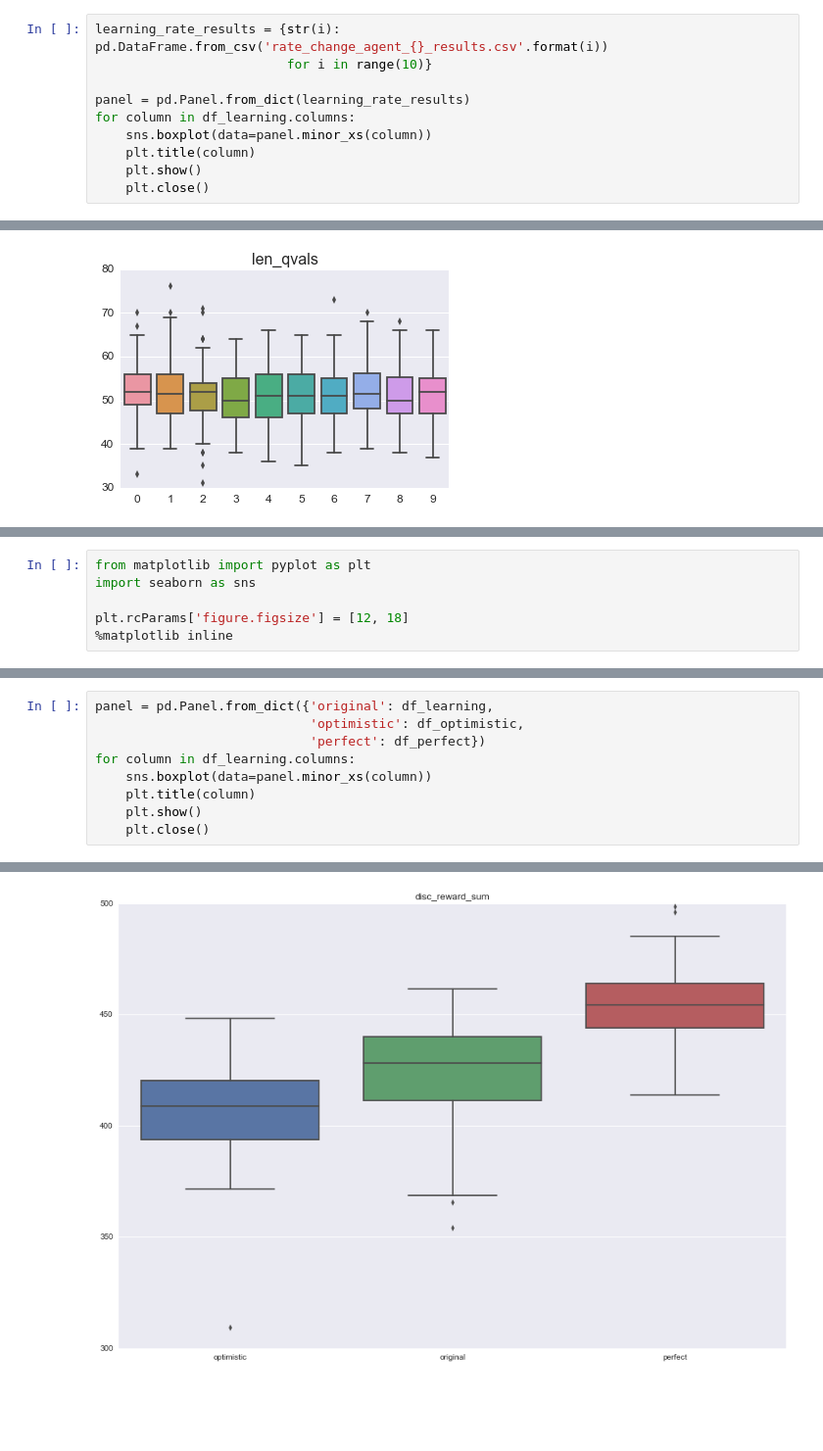
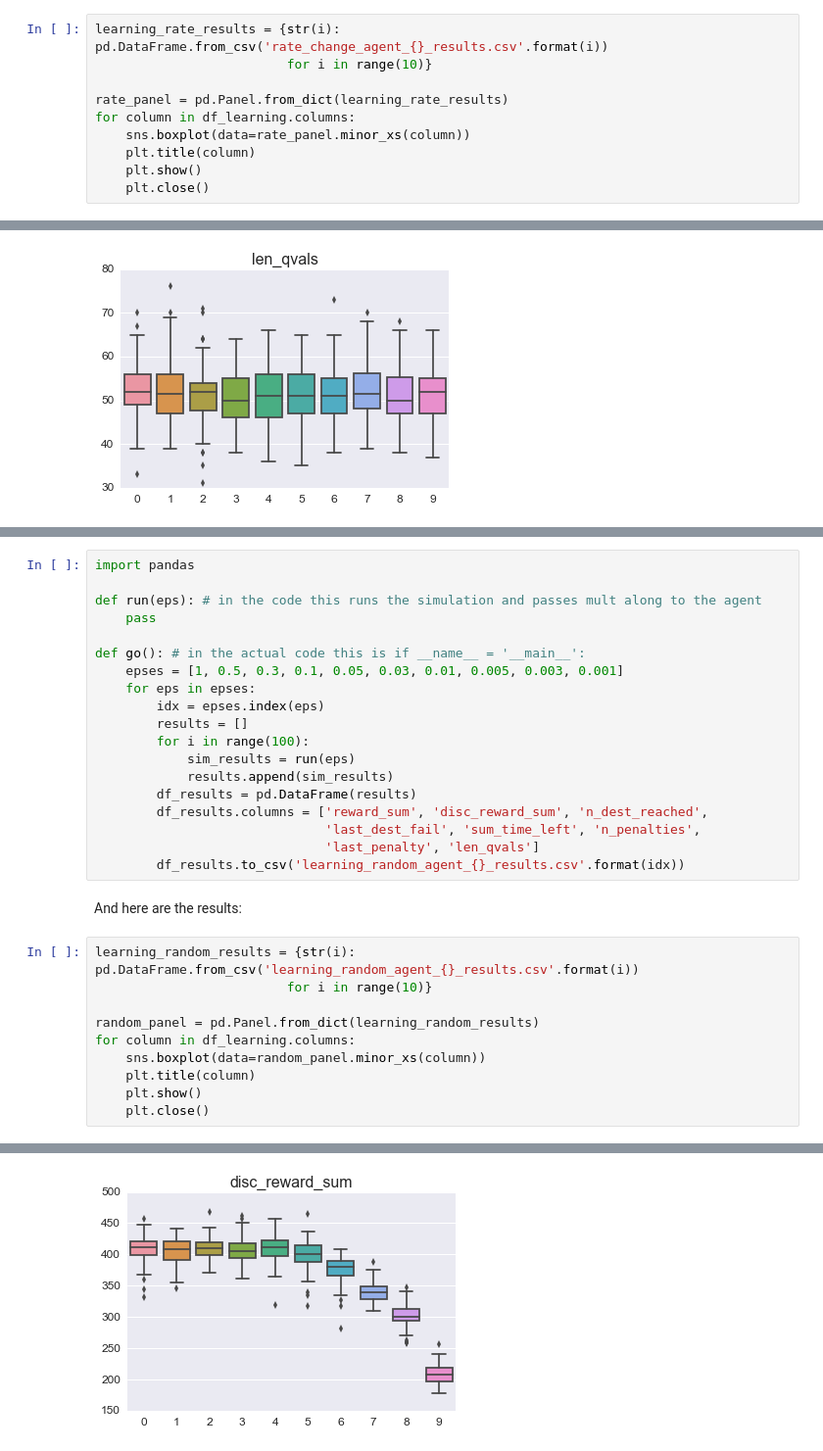
Before and after one commit to lmurtinho/mlend_ps4_smartcab, a Jupyter notebook: project_report.ipynb, the cells around one changed output, grey strips where cells are left out. Shown: that part at 98% size. Saved outputs shown, nothing was run; the diff lists cells and outputs as text; blank space fills up the shorter version.

Commit message:
learning agents with random behavior

```diff
--- a/project_report.ipynb
+++ b/project_report.ipynb
@@ -459,9 +461,9 @@ plt.rcParams['ytick.labelsize'] = plt.rcParams['xtick.labelsize'] = 12
 learning_rate_results = {str(i): pd.DataFrame.from_csv('rate_change_agent_{}_results.csv'.format(i))
                          for i in range(10)}
 
-panel = pd.Panel.from_dict(learning_rate_results)
+rate_panel = pd.Panel.from_dict(learning_rate_results)
 for column in df_learning.columns:
-    sns.boxplot(data=panel.minor_xs(column))
+    sns.boxplot(data=rate_panel.minor_xs(column))
     plt.title(column)
     plt.show()
     plt.close()
@@ -581,6 +494,0 @@ df_new_rate.describe()
-# %%
-from matplotlib import pyplot as plt
-import seaborn as sns
-
-plt.rcParams['figure.figsize'] = [12, 18]
-%matplotlib inline
@@ -587,9 +538,31 @@ plt.rcParams['figure.figsize'] = [12, 18]
+# %%
+import pandas
+
+def run(eps): # in the code this runs the simulation and passes mult along to the agent
+    pass
+
+def go(): # in the actual code this is if __name__ = '__main__':
+    epses = [1, 0.5, 0.3, 0.1, 0.05, 0.03, 0.01, 0.005, 0.003, 0.001]
+    for eps in epses:
+        idx = epses.index(eps)
+        results = []
+        for i in range(100):
+            sim_results = run(eps)
+            results.append(sim_results)
+        df_results = pd.DataFrame(results)
+        df_results.columns = ['reward_sum', 'disc_reward_sum', 'n_dest_reached',
+                              'last_dest_fail', 'sum_time_left', 'n_penalties',
+                              'last_penalty', 'len_qvals']
+        df_results.to_csv('learning_random_agent_{}_results.csv'.format(idx))
+# %% [markdown]
+And here are the results:
 # %%
-panel = pd.Panel.from_dict({'original': df_learning,
-                            'optimistic': df_optimistic,
-                            'perfect': df_perfect})
+learning_random_results = {str(i): pd.DataFrame.from_csv('learning_random_agent_{}_results.csv'.format(i))
+                         for i in range(10)}
+
+random_panel = pd.Panel.from_dict(learning_random_results)
 for column in df_learning.columns:
-    sns.boxplot(data=panel.minor_xs(column))
+    sns.boxplot(data=random_panel.minor_xs(column))
     plt.title(column)
     plt.show()
     plt.close()
@@ -598 +571 @@ for column in df_learning.columns:
-[figure, old version]
+[figure, new version]
```
Also changed, not shown: parts of 18 cells of this notebook, 11 other files.
